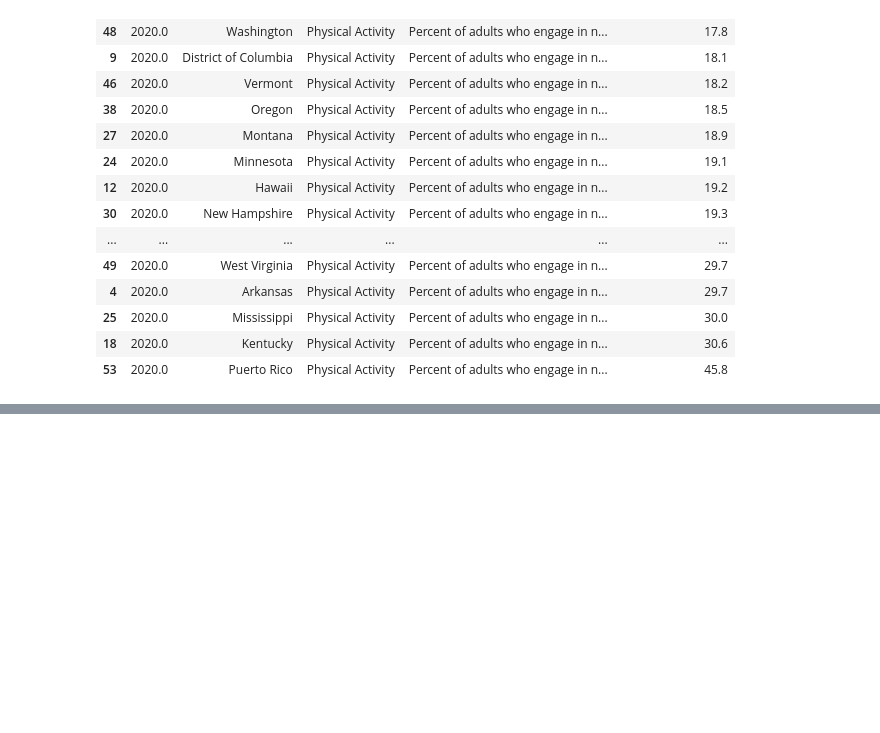
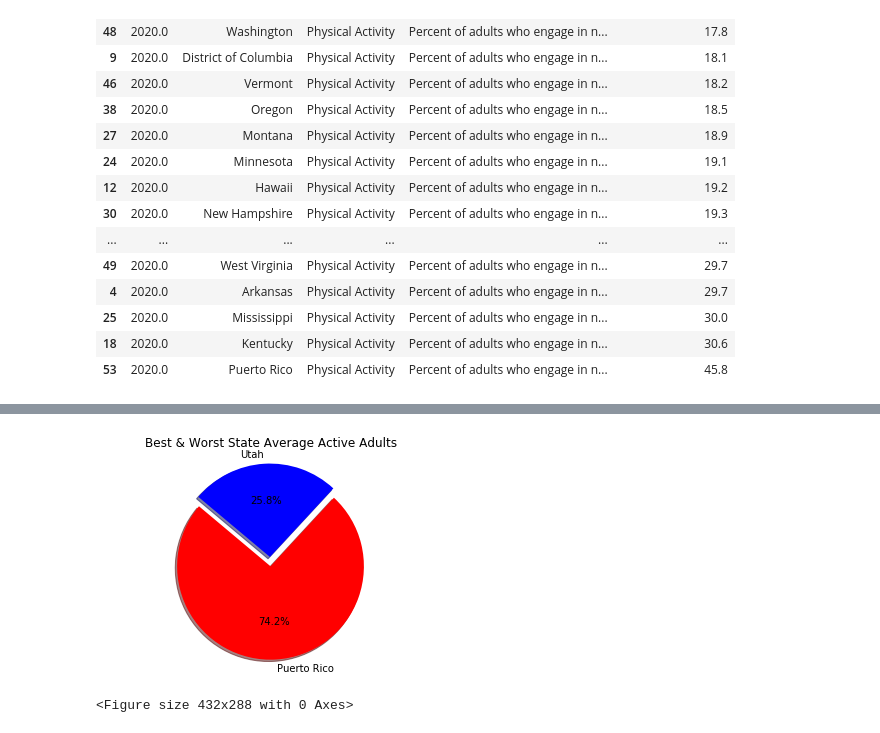
Before and after one commit to latoyawenzinger/Project_1_Healthcare, a Jupyter notebook: Untitled.ipynb, the cells around one changed output, grey strips where cells are left out. Saved outputs shown, nothing was run; the diff lists cells and outputs as text; code cells hidden in the pictures; blank space fills up the shorter version.

```diff
--- a/Untitled.ipynb
+++ b/Untitled.ipynb
@@ -170,0 +222,21 @@ worst
+# %%
+# Create a pie chart for the State with the Highest and Lowest average of physically active adults
+
+state = ["Puerto Rico", "Utah"]
+average = [45.8, 15.9]
+colors = ["red", "blue"]
+explode = (0, 0.1)
+
+plt.title("Best & Worst State Average Active Adults")
+
+plt.pie(average, explode=explode, labels=state, colors=colors,
+        autopct="%1.1f%%", shadow=True, startangle=140)
+
+plt.axis("equal")
+plt.show()
+
+# Save the graph
+plt.savefig("Resources/activity_by_state.png")
+# %% [output]
+[figure, added]
+<Figure size 432x288 with 0 Axes>
```
Also changed, not shown: parts of 3 cells of this notebook, 1 other file.
